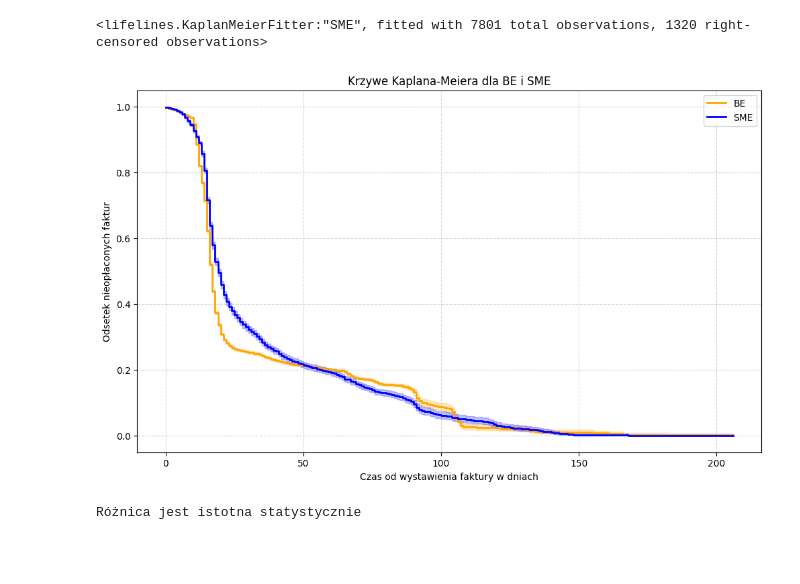
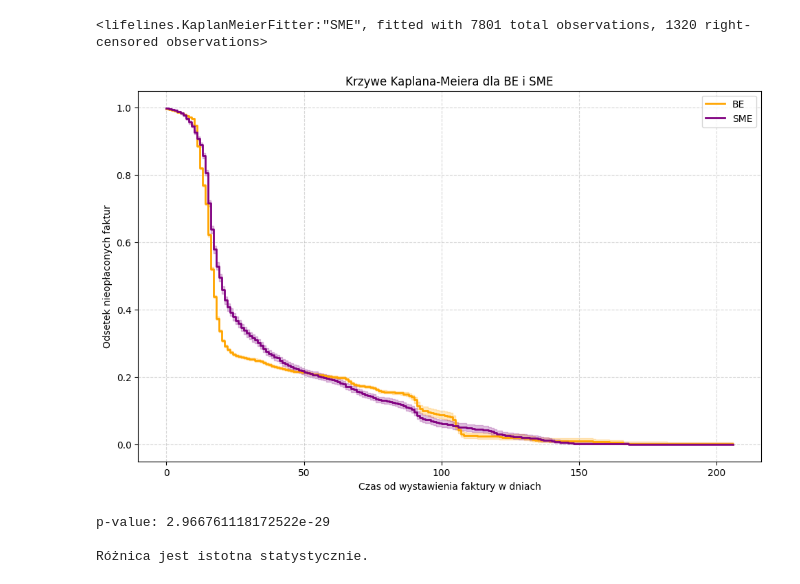
Before and after one commit to KSI-ML-research/Bankrupt-Detector, a Jupyter notebook: phase1_survival_analisys/BE_vs_SME.ipynb, the cells around one changed output. Saved outputs shown, nothing was run; the diff lists cells and outputs as text; code cells hidden in the pictures; blank space fills up the shorter version.

```diff
--- a/phase1_survival_analisys/BE_vs_SME.ipynb
+++ b/phase1_survival_analisys/BE_vs_SME.ipynb
@@ -19,25 +19,29 @@ kmf_sme.fit(sme_data['time_days'], event_observed=sme_data['event'], label='SME'
 # %% [output]
 <lifelines.KaplanMeierFitter:"SME", fitted with 7801 total observations, 1320 right-censored observations>
 # %%
-plt.figure(figsize=(12,7))
+plt.figure(figsize=(11.7,7))
 
 kmf_be.plot_survival_function(ci_show=True, color='orange', linewidth=2)
-kmf_sme.plot_survival_function(ci_show=True, color='blue', linewidth=2)
+kmf_sme.plot_survival_function(ci_show=True, color='purple', linewidth=2)
 
 plt.title('Krzywe Kaplana-Meiera dla BE i SME')
 plt.xlabel('Czas od wystawienia faktury w dniach')
 plt.ylabel('Odsetek nieopłaconych faktur')
 plt.grid(True, linestyle='--', alpha=0.5)
 
 plt.show()
 # %% [output]
-[figure, old version]
+[figure, new version]
 # %%
 results = ll.statistics.logrank_test(be_data['time_days'], sme_data['time_days'], event_observed_A=be_data['event'], event_observed_B=sme_data['event'])
 
+print(f"p-value: {results.p_value}\n")
+
 if results.p_value < 0.05:
-    print('Różnica jest istotna statystycznie')
+    print("Różnica jest istotna statystycznie.")
 else:
-    print('Brak istotnych różnic w czasie płatności')
+    print("Różnica nie jest istotna statystycznie.")
 # %% [output]
-Różnica jest istotna statystycznie
+p-value: 2.966761118172522e-29
+
+Różnica jest istotna statystycznie.
```
Also changed, not shown: 1 other file.
